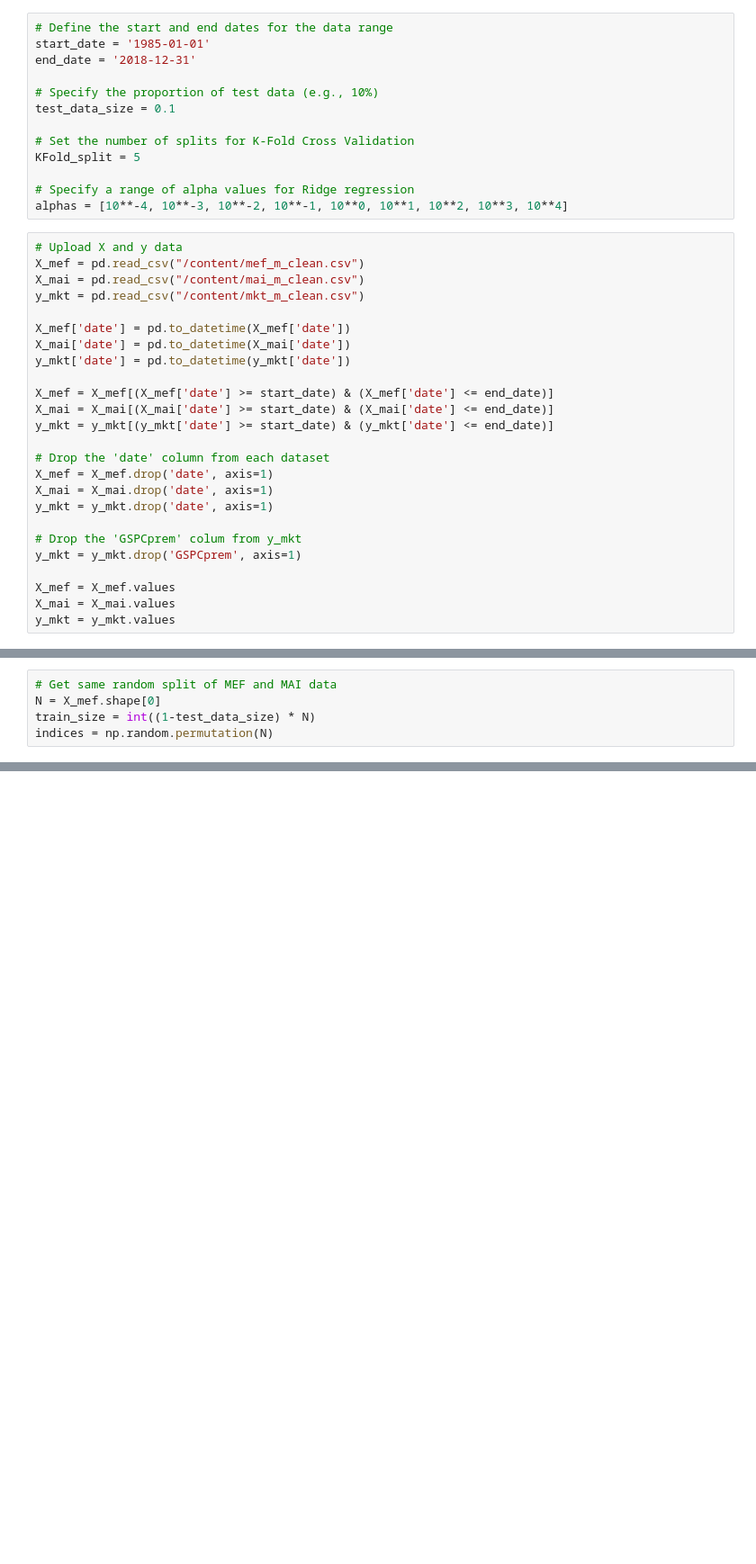
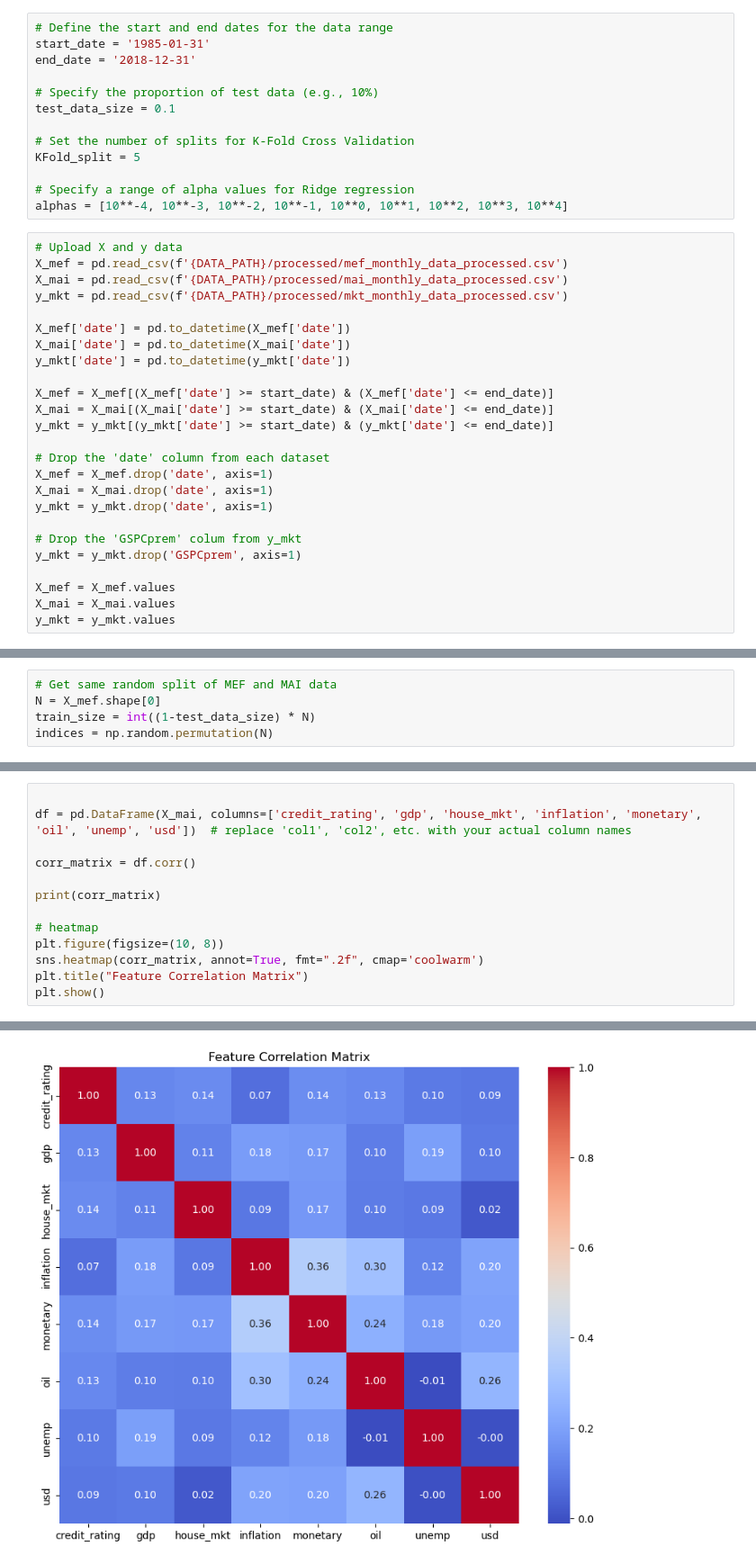
Before and after one commit to astavrop0/MAI_for_stock_return_predictability, a Jupyter notebook: notebooks/LinearModel.ipynb, the cells around one changed output, grey strips where cells are left out. Shown at 90% size. Saved outputs shown, nothing was run; the diff lists cells and outputs as text; blank space fills up the shorter version.

Commit message:
first regression on processed data

```diff
--- a/notebooks/LinearModel.ipynb
+++ b/notebooks/LinearModel.ipynb
@@ -8,6 +11,6 @@ from sklearn.metrics import mean_squared_error
 # %%
 # Define the start and end dates for the data range
-start_date = '1985-01-01'
+start_date = '1985-01-31'
 end_date = '2018-12-31'
 
 # Specify the proportion of test data (e.g., 10%)
@@ -20,9 +23,9 @@ KFold_split = 5
 alphas = [10**-4, 10**-3, 10**-2, 10**-1, 10**0, 10**1, 10**2, 10**3, 10**4]
 # %%
 # Upload X and y data
-X_mef = pd.read_csv("/content/mef_m_clean.csv")
-X_mai = pd.read_csv("/content/mai_m_clean.csv")
-y_mkt = pd.read_csv("/content/mkt_m_clean.csv")
+X_mef = pd.read_csv(f'{DATA_PATH}/processed/mef_monthly_data_processed.csv')
+X_mai = pd.read_csv(f'{DATA_PATH}/processed/mai_monthly_data_processed.csv')
+y_mkt = pd.read_csv(f'{DATA_PATH}/processed/mkt_monthly_data_processed.csv')
 
 X_mef['date'] = pd.to_datetime(X_mef['date'])
 X_mai['date'] = pd.to_datetime(X_mai['date'])
@@ -212,0 +162,14 @@ predicted_y: [5.8569198]
+# %%
+
+df = pd.DataFrame(X_mai, columns=['credit_rating', 'gdp', 'house_mkt', 'inflation', 'monetary', 'oil', 'unemp', 'usd'])  # replace 'col1', 'col2', etc. with your actual column names
+
+corr_matrix = df.corr()
+
+print(corr_matrix)
+
+# heatmap
+plt.figure(figsize=(10, 8))
+sns.heatmap(corr_matrix, annot=True, fmt=".2f", cmap='coolwarm')
+plt.title("Feature Correlation Matrix")
+plt.show()
+# %% [output]
@@ -212,0 +195 @@ predicted_y: [5.8569198]
+[figure, added]
```
Also changed, not shown: parts of 5 cells of this notebook, 8 other files.
